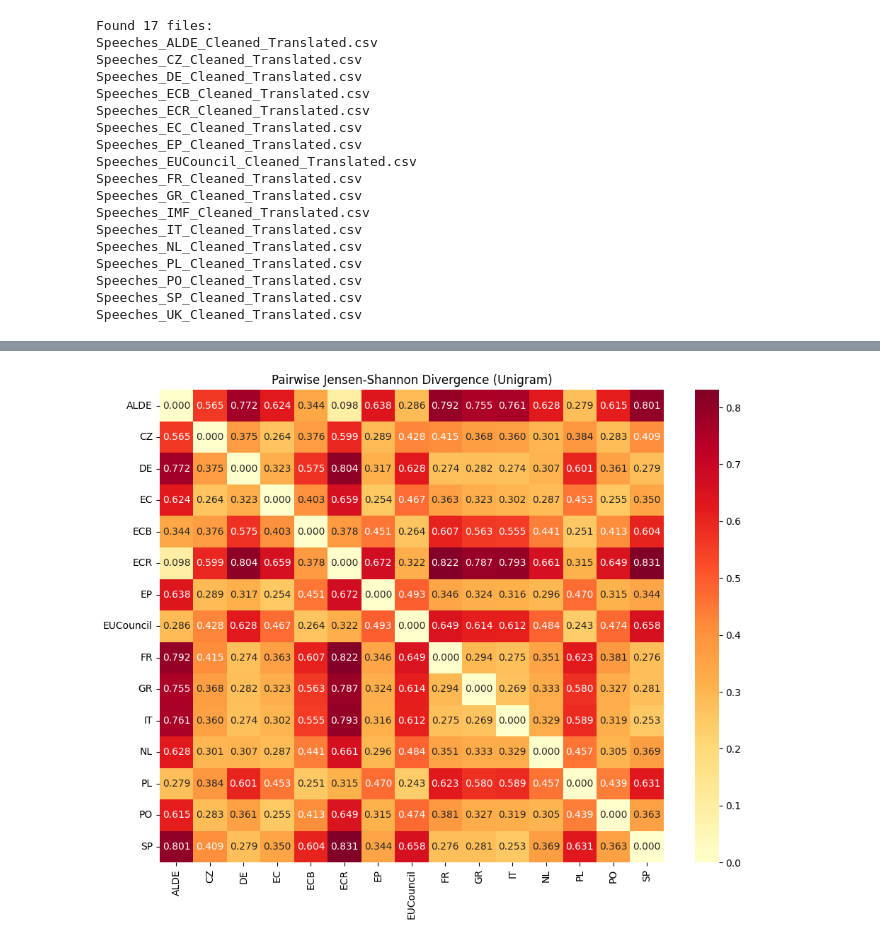
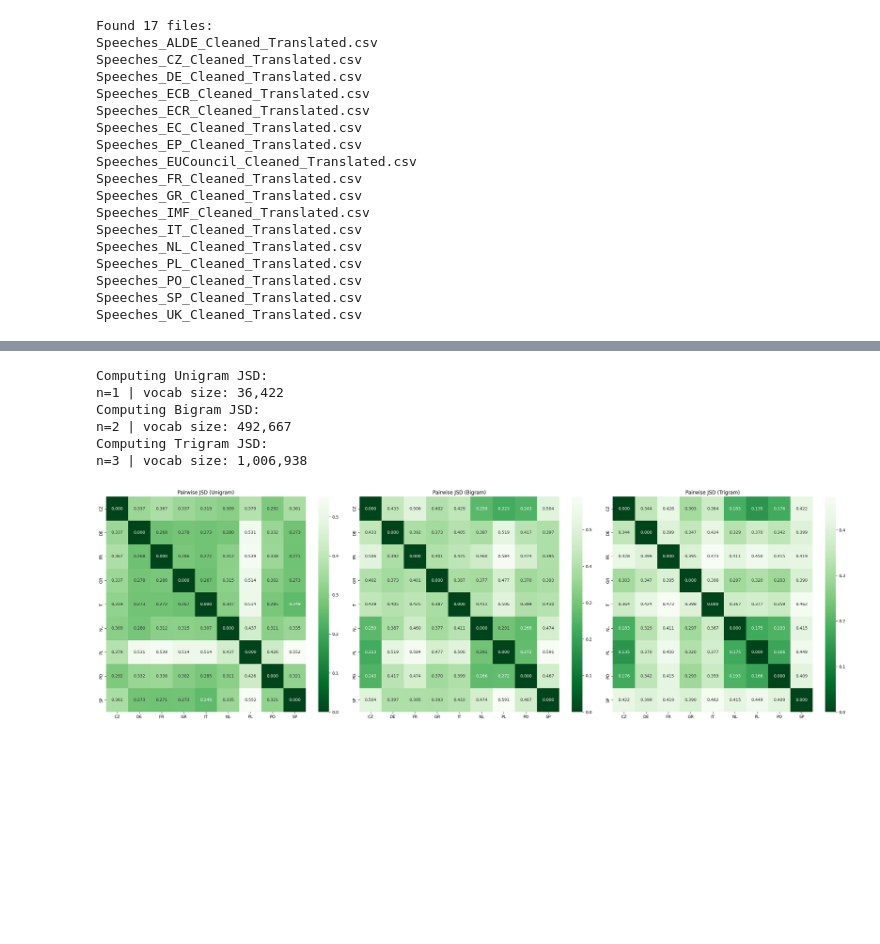
Before and after one commit to GShubin04/UGA-LING4570-Group-Project, a Jupyter notebook: nb/preprocess.ipynb, the cells around one changed output, grey strips where cells are left out. Drawn from its saved outputs; the diff is of its cells as text; code cells hidden in the pictures; blank space fills up the shorter version.

Commit message:
Added JS bigram and trigram

```diff
--- a/nb/preprocess.ipynb
+++ b/nb/preprocess.ipynb
@@ -166,18 +115,23 @@ Probability matrix shape: (15, 62376)
-# %%
-n = len(nations)
-jsd_matrix = np.zeros((n, n))
-
-for i in range(n):
-    for j in range(i + 1, n):
-        jsd_score = jensenshannon(probability_matrix[i], probability_matrix[j], base=2)
-        jsd_matrix[i, j] = jsd_matrix[j, i] = jsd_score
-
-jsd_df = pd.DataFrame(jsd_matrix, index=nations, columns=nations)
-
-plt.figure(figsize=(10, 8))
-sns.heatmap(jsd_df, annot=True, fmt=".3f", cmap="YlOrRd")
-plt.title("Pairwise Jensen-Shannon Divergence (Unigram)")
-plt.tight_layout()
-plt.show()
-# %% [output]
-[figure, removed]
+# %%
+def build_ngram_counts(token_lists: list[list[str]], n: int) -> Counter:
+    """Count n-grams from a list of tokenized sentences"""
+    counter = Counter()
+    for tokens in token_lists:
+        padded = ["<s>"] * (n - 1) + tokens + ["</s>"]
+        counter.update(nltk_ngrams(padded, n))
+    return counter
+# %%
+def build_universal_ngram_vocab(corpus: pd.DataFrame, n: int, cutoff: int = 2) -> list:
+    """Build the universal n-gram vocabulary across all nations"""
+    total: Counter = Counter()
+    for token_lists in corpus["tokens"]:
+        total.update(build_ngram_counts(token_lists, n))
+    return [ngram for ngram, count in total.items() if count >= cutoff]
+# %%
+def get_ngram_probability_vector(nation_counts: Counter, universal_ngrams: list, ngram_index: dict) -> np.ndarray:
+    """Laplace-smoothed probability vector over the universal n-gram vocabulary"""
+    counts = np.ones(len(universal_ngrams), dtype=np.float64)
+    for ngram, count in nation_counts.items():
+        if ngram in ngram_index:
+            counts[ngram_index[ngram]] += count
+    return counts / counts.sum()
@@ -183,0 +163,29 @@ plt.show()
+# %%
+N = 1
+saved = {}
+
+nations = sorted(corpus["nation"].unique())
+orders = [(1, "Unigram"), (2, "Bigram"), (3, "Trigram")]
+
+figure, axes = plt.subplots(1, 3, figsize=(26, 8))
+
+for axis, (n, label) in zip(axes, orders):
+    print(f"Computing {label} JSD:")
+
+    jsd_df, universal_ngrams, ngram_index, probability_matrix = compute_jsd_matrix(corpus, nations, n)
+    if n == N:
+        saved = (universal_ngrams, ngram_index, probability_matrix)
+
+    sns.heatmap(jsd_df, annot=True, ax=axis, cmap="Greens_r", fmt=".3f")
+    axis.set_title(f"Pairwise JSD ({label})")
+
+plt.tight_layout()
+plt.show()
+# %% [output]
+Computing Unigram JSD:
+n=1 | vocab size: 36,422
+Computing Bigram JSD:
+n=2 | vocab size: 492,667
+Computing Trigram JSD:
+n=3 | vocab size: 1,006,938
+[figure, added]
```
Also changed, not shown: parts of 9 cells of this notebook.
